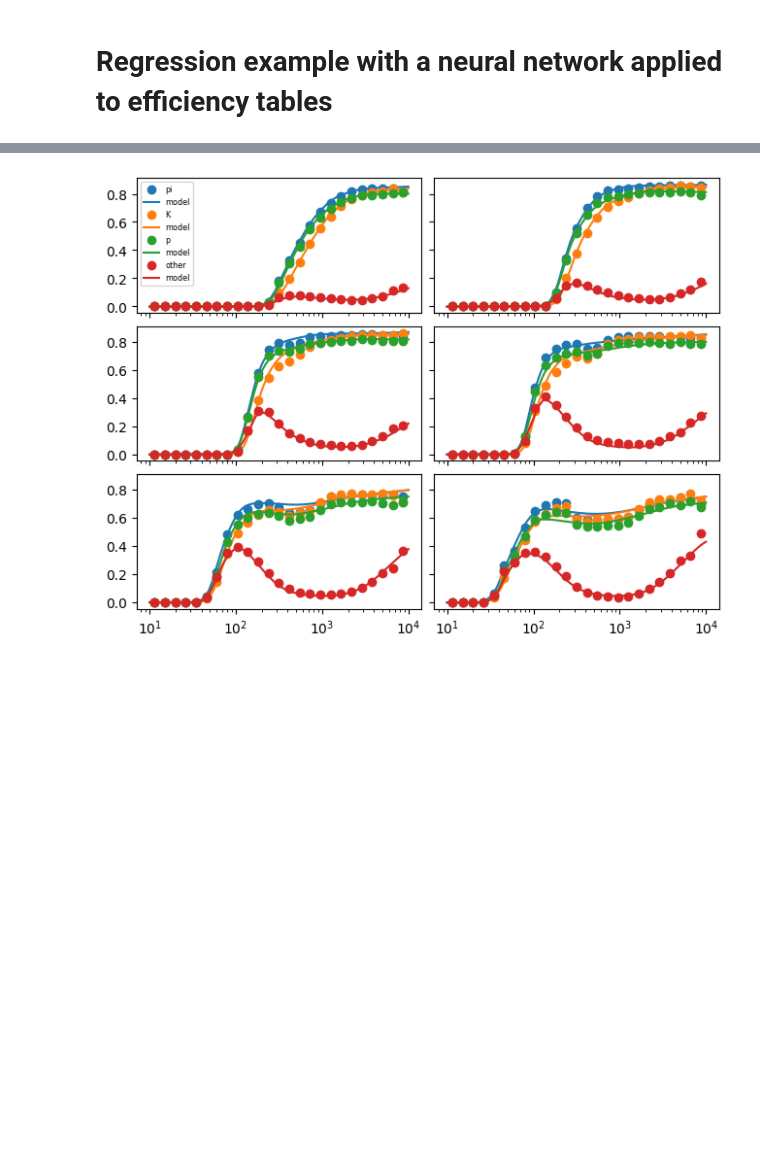
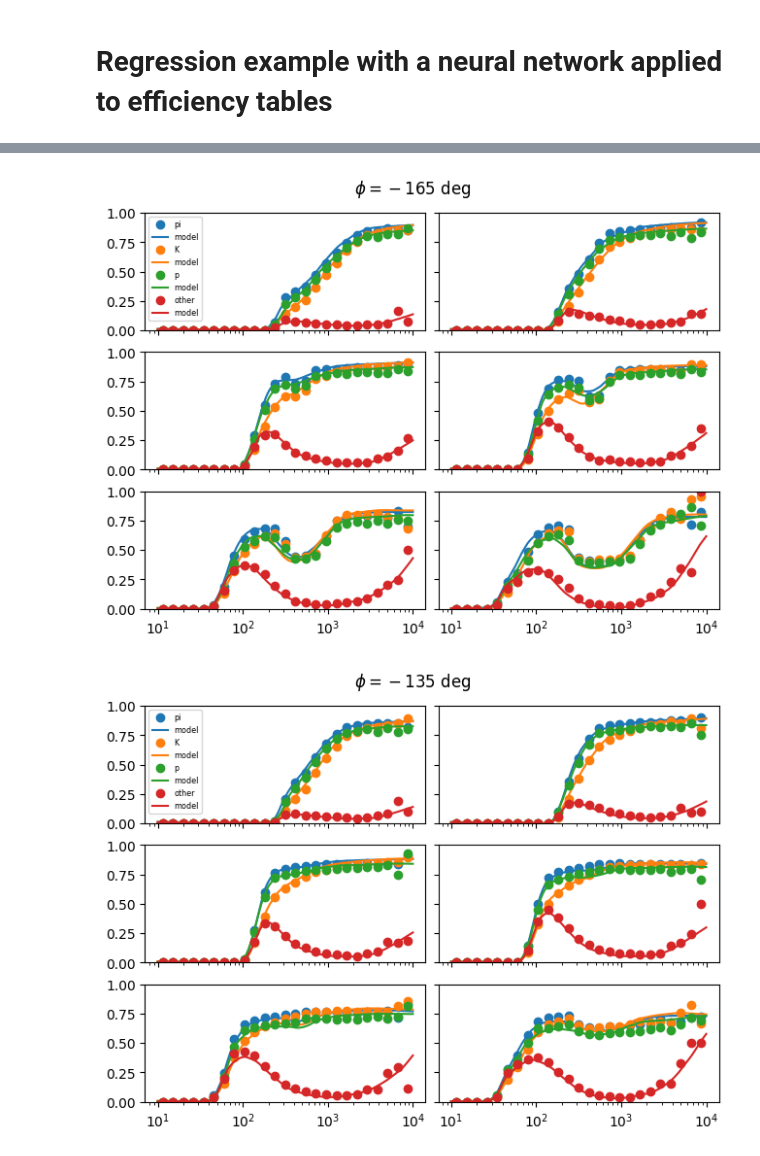
Before and after one commit to HDembinski/HDembinski.github.io, a Jupyter notebook: regression.ipynb, the cells around one changed output, grey strips where cells are left out. Saved outputs shown, nothing was run; the diff lists cells and outputs as text; code cells hidden in the pictures; blank space fills up the shorter version.

```diff
--- a/regression.ipynb
+++ b/regression.ipynb
@@ -15,17 +15,19 @@ with gzip.open("rec_hist_pt_25.pkl.gz") as f:
 with gzip.open("gen_hist_pt_25.pkl.gz") as f:
     gen = pickle.load(f)
 
-rec = rec[:,:,sum,sum,:]
-gen = gen[:,:,sum,sum,:]
+rec = rec[:,:,:,sum,:]
+gen = gen[:,:,:,sum,:]
 eff = rec.values() / gen.values()
+eff[np.isnan(eff)] = 0
 
 X = []
 y = []
 for ieta, eta in enumerate(rec.axes[0].centers):
     for ipt, pt in enumerate(rec.axes[1].centers):
-        for isp, sp in enumerate(rec.axes[2]):
-            X.append((eta, pt, isp))
-            y.append(eff[ieta, ipt, isp])
+        for iphi, phi in enumerate(rec.axes[2].centers):
+            for isp, sp in enumerate(rec.axes[3]):
+                X.append((eta, pt, phi, isp))
+                y.append(eff[ieta, ipt, iphi, isp])
 
 X = np.array(X)
 y = np.array(y)
@@ -32,35 +51,29 @@ y = np.array(y)
 # %%
-mpl = MLPRegressor(hidden_layer_sizes=(2**10,)*5, learning_rate="adaptive")
-def fwd(x):
-    r = x.copy()
-    r[:, 1] = np.log(x[:, 1])
-    return r
+labels = ("pi", "K", "p", "other")
+for phii in rec.axes[2].centers:
+    fig, axes = plt.subplots(3, 2, sharex=True, sharey=True, layout="compressed")
+    plt.suptitle(rf"$\phi = {np.degrees(phii):.0f}$ deg")
+    for etai, axi in zip(rec.axes[0].centers, axes.flat):
+        plt.sca(axi)
+        for isp, label in enumerate(labels):
+            ma = X[:, 0] == etai
+            ma &= X[:, 2] == phii
+            ma &= X[:, 3] == isp
+            l, = plt.plot(X[ma, 1], y[ma], "o", label=f"{label}")
 
-pT_trans = FunctionTransformer(func=fwd)
-clf = make_pipeline(pT_trans, StandardScaler(), mpl)
-clf.fit(X, y)
+            mpt = np.geomspace(10, 1e4, 2000)
+            Xp = np.empty((len(mpt), 4))
+            Xp[:, 0] = etai
+            Xp[:, 1] = mpt
+            Xp[:, 2] = phii
+            Xp[:, 3] = isp
+            yp = clf.predict(Xp)
+            plt.plot(Xp[:, 1], yp, label=f"model", color=l.get_color())
 
-labels = ("pi", "K", "p", "other")
-
-fig, axes = plt.subplots(3, 2, sharex=True, sharey=True, layout="compressed")
-for etai, axi in zip(rec.axes[0].centers, axes.flat):
-    plt.sca(axi)
-
-    for isp, label in enumerate(labels):
-        ma = X[:, 0] == etai
-        ma &= X[:, 2] == isp
-        l, = plt.plot(X[ma, 1], y[ma], "o", label=f"{label}")
-
-        mpt = np.geomspace(10, 1e4, 2000)
-        Xp = np.empty((len(mpt), 3))
-        Xp[:, 0] = etai
-        Xp[:, 1] = mpt
-        Xp[:, 2] = isp
-        yp = clf.predict(Xp)
-        plt.plot(Xp[:, 1], yp, label=f"model", color=l.get_color())
-
-plt.sca(axes[0,0])
-plt.semilogx()
-plt.legend(fontsize="xx-small");
+    plt.sca(axes[0,0])
+    plt.semilogx()
+    plt.ylim(0, 1)
+    plt.legend(fontsize="xx-small");
 # %% [output]
-[figure, old version]
+[figure, new version]
+[figure, added]
```
Also changed, not shown: parts of 2 cells of this notebook.
